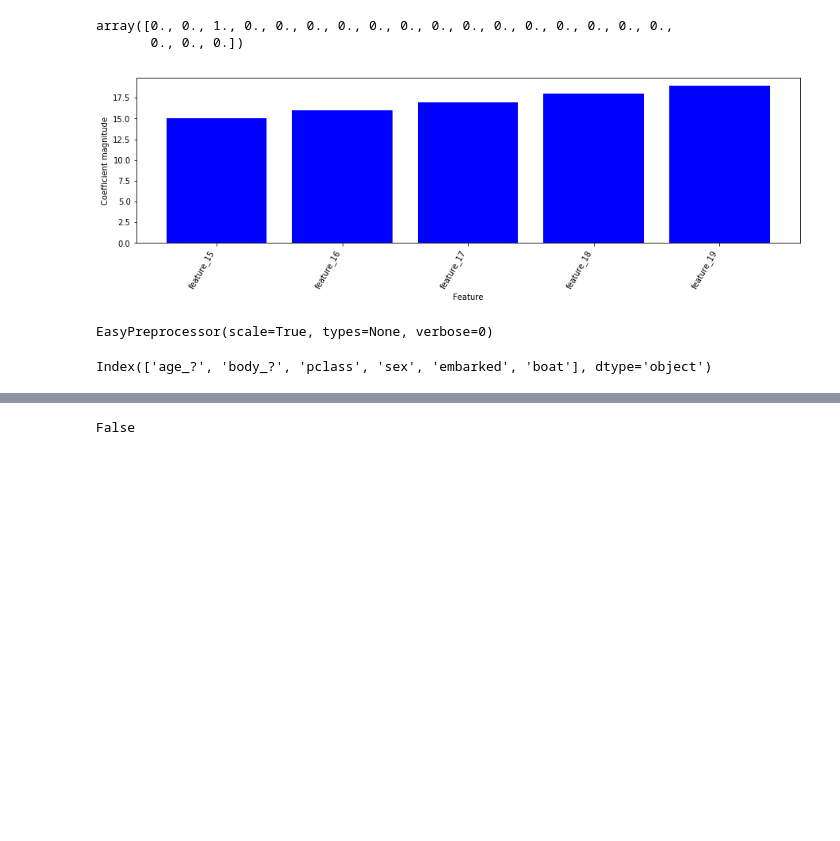
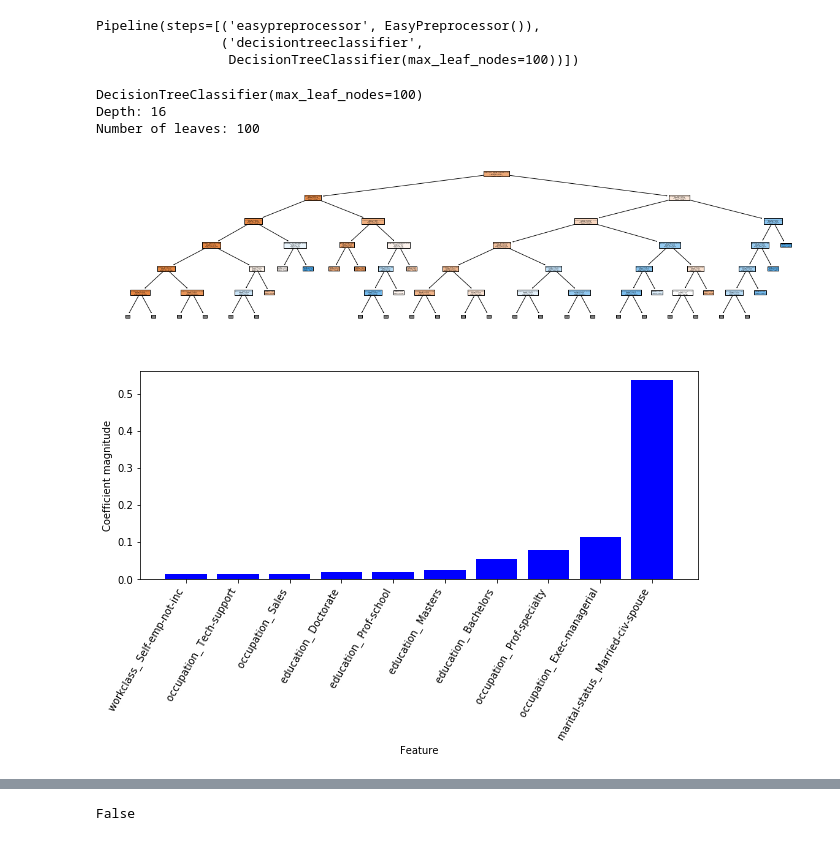
Before and after one commit to dabl/dabl, a Jupyter notebook: testing.ipynb, the cells around one changed output, grey strips where cells are left out. Saved outputs shown, nothing was run; the diff lists cells and outputs as text; code cells hidden in the pictures; blank space fills up the shorter version.

```diff
--- a/testing.ipynb
+++ b/testing.ipynb
@@ -96,12 +148,0 @@ Number of leaves: 2
-# %%
-coef
-# %% [output]
-array([0., 0., 1., 0., 0., 0., 0., 0., 0., 0., 0., 0., 0., 0., 0., 0., 0.,
-       0., 0., 0.])
-# %%
-from dabl.explain import plot_coefficients
-coef = np.arange(20)
-names = ["feature_{}".format(i) for i in range(20)]
-plot_coefficients(coef, names, n_top_features=5)
-# %% [output]
-[figure, removed]
@@ -111,9 +148,0 @@ ep = EasyPreprocessor()
-# %%
-X = clean(X)
-ep.fit(X, y)
-# %% [output]
-EasyPreprocessor(scale=True, types=None, verbose=0)
-# %%
-X.columns[X.columns.map(cols)]  ## WTF Ask joris!!
-# %% [output]
-Index(['age_?', 'body_?', 'pclass', 'sex', 'embarked', 'boat'], dtype='object')
@@ -130,0 +156,19 @@ X.shape
+# %%
+param_grid = {'decisiontreeclassifier__max_leaf_nodes': []}
+pipe = make_pipeline(EasyPreprocessor(), DecisionTreeClassifier(max_leaf_nodes=100))
+# %%
+pipe.fit(data.drop(target, axis=1), data[target])
+# %% [output]
+Pipeline(steps=[('easypreprocessor', EasyPreprocessor()),
+                ('decisiontreeclassifier',
+                 DecisionTreeClassifier(max_leaf_nodes=100))])
+# %%
+from dabl.explain import explain
+plt.figure(figsize=(0, 5))
+explain(pipe, feature_names=data.drop(target, axis=1).columns )
+# %% [output]
+DecisionTreeClassifier(max_leaf_nodes=100)
+Depth: 16
+Number of leaves: 100
+[figure, added]
+[figure, added]
```
Also changed, not shown: parts of 28 cells of this notebook.
